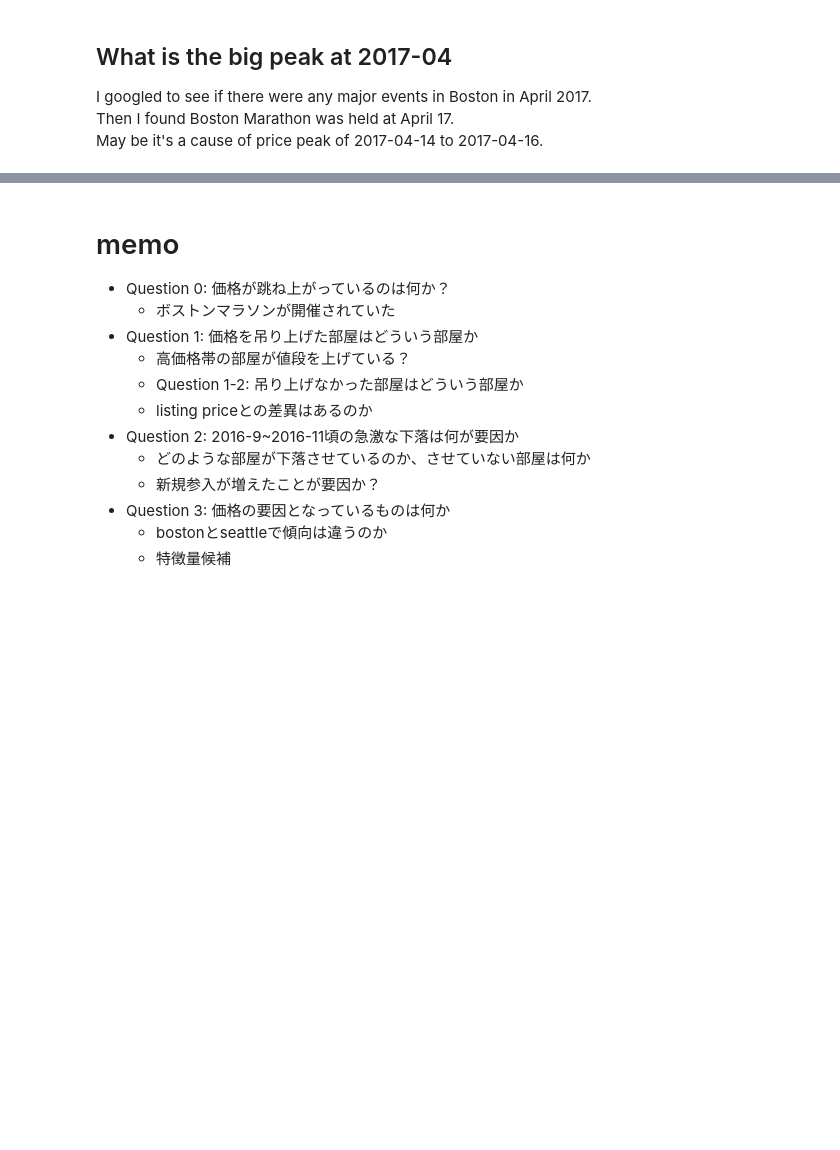
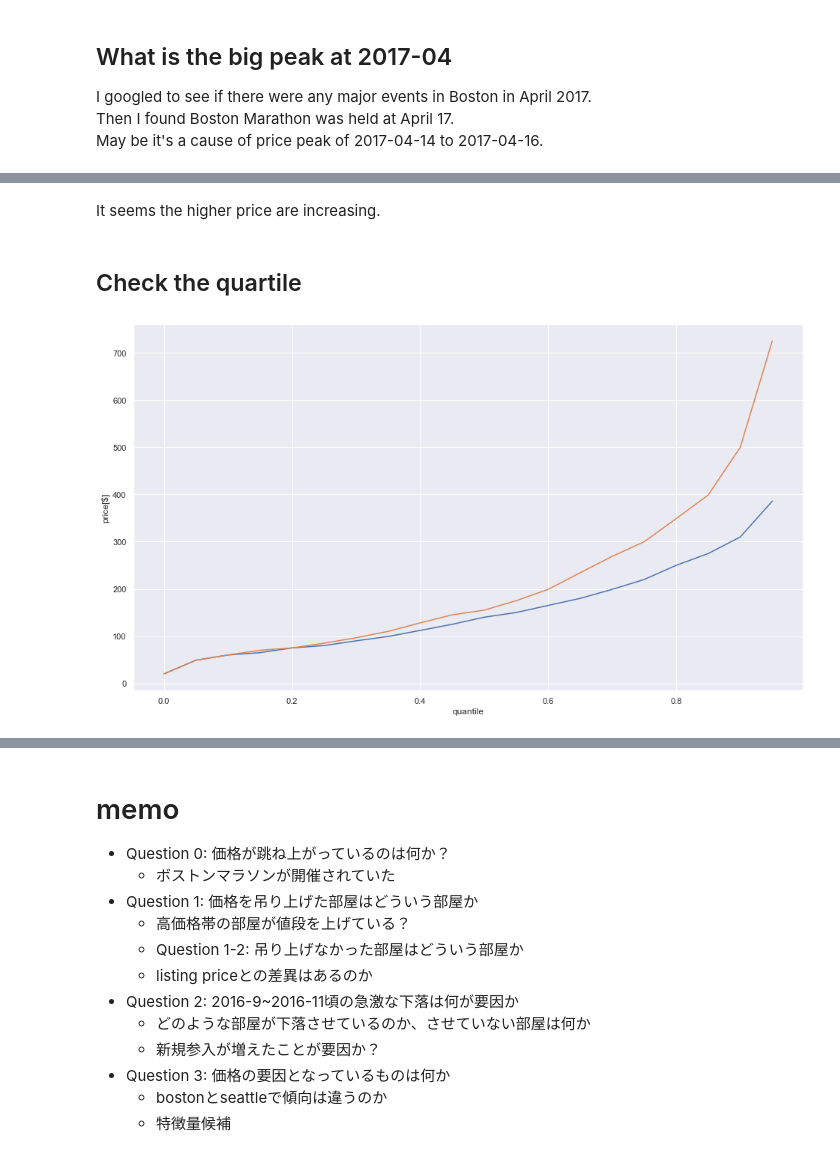
Before and after one commit to kawano8811/Write-A-Data-Science-Blog-Post, a Jupyter notebook: write_a_data_science_blog_post.ipynb, the cells around one changed output, grey strips where cells are left out. Saved outputs shown, nothing was run; the diff lists cells and outputs as text; code cells hidden in the pictures; blank space fills up the shorter version.

```diff
--- a/write_a_data_science_blog_post.ipynb
+++ b/write_a_data_science_blog_post.ipynb
@@ -227,0 +113,14 @@ The room that raised their prices during the Boston Marathon were the ones with
+# %% [markdown]
+It seems the higher price are increasing.
+# %% [markdown]
+## Check the quartile
+# %%
+plt.figure(figsize=(16, 9))
+x_range = np.arange(0, 1, 0.05)
+plt.plot(x_range, [boston_price_diff['price_before'].quantile(x) for x in x_range])
+plt.plot(x_range, [boston_price_diff['price_after'].quantile(x) for x in x_range])
+plt.xlabel('quantile')
+plt.ylabel('price[$]')
+plt.show()
+# %% [output]
+[figure, added]
```
Also changed, not shown: parts of 45 cells of this notebook.
